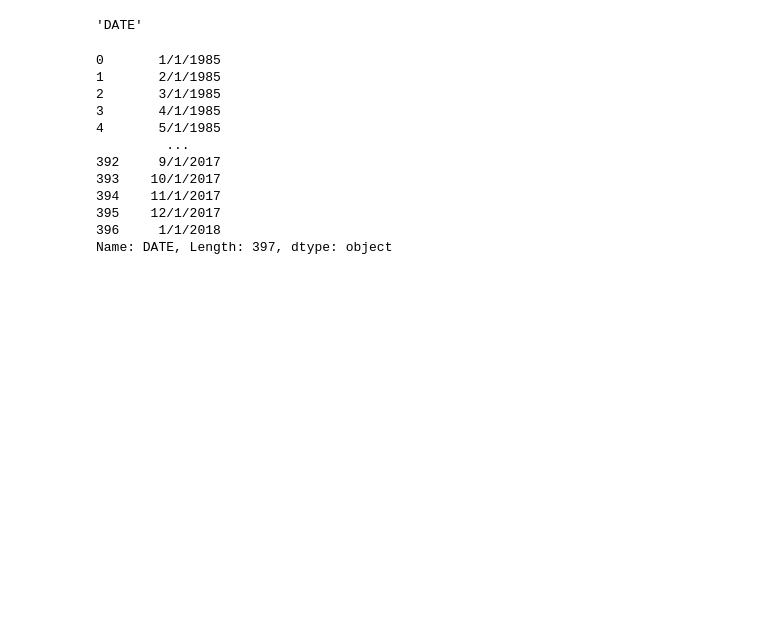
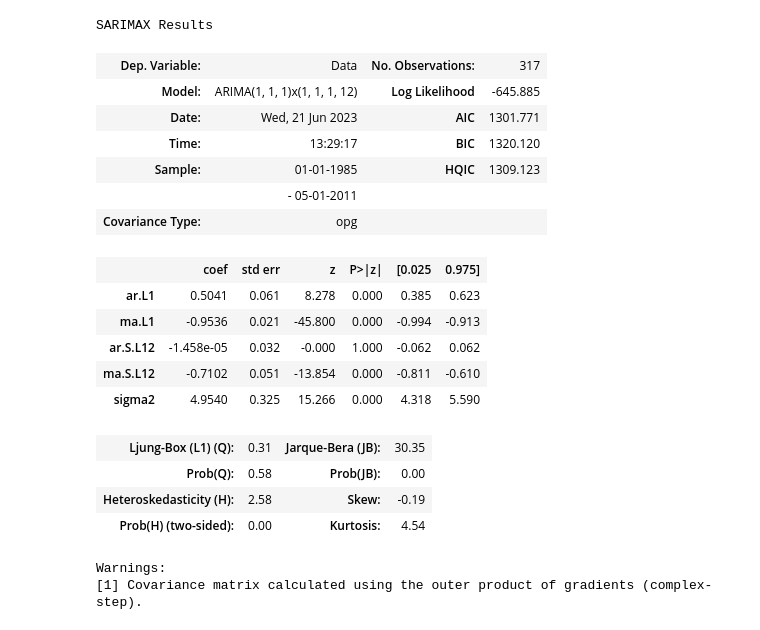
Before and after one commit to duyy1805/DoAn1, a Jupyter notebook: server/core/test2.ipynb, the cells around one changed output. Saved outputs shown, nothing was run; the diff lists cells and outputs as text; code cells hidden in the pictures; blank space fills up the shorter version.

```diff
--- a/server/core/test2.ipynb
+++ b/server/core/test2.ipynb
@@ -20,20 +14,7 @@ ValueError: Pandas data cast to numpy dtype of object. Check input data with np.
-# %%
-timeColumn = "DATE"
-timeColumn
-# %% [output]
-'DATE'
-# %%
-values[timeColumn]
-# %% [output]
-0       1/1/1985
-1       2/1/1985
-2       3/1/1985
-3       4/1/1985
-4       5/1/1985
-         ...
-392     9/1/2017
-393    10/1/2017
-394    11/1/2017
-395    12/1/2017
-396     1/1/2018
-Name: DATE, Length: 397, dtype: object
+# %%
+values['DATE'] = pd.to_datetime(
+    values['DATE'], errors='coerce')
+values = values.rename(columns={'DATE': 'Time'})
+values = values.rename(columns={'IPG2211A2N': 'Data'})
+# %%
+values.set_index('Time', inplace=True)
@@ -39,0 +25,28 @@ Name: DATE, Length: 397, dtype: object
+# %%
+model = ARIMA( train, exog=None, order=(1, 1, 1), seasonal_order=(1, 1, 1, 12),
+              trend=None, enforce_stationarity=False, enforce_invertibility=True,
+              concentrate_scale=False, trend_offset=1, dates=None, freq=None,
+              missing='none', validate_specification=False)
+model_fit = model.fit()
+model_fit.summary()
+# %% [output]
+SARIMAX Results
+| Dep. Variable: | Data | No. Observations: | 317 |
+| Model: | ARIMA(1, 1, 1)x(1, 1, 1, 12) | Log Likelihood | -645.885 |
+| Date: | Wed, 21 Jun 2023 | AIC | 1301.771 |
+| Time: | 13:29:17 | BIC | 1320.120 |
+| Sample: | 01-01-1985 | HQIC | 1309.123 |
+|  | - 05-01-2011 |  |  |
+| Covariance Type: | opg |  |  |
+|  | coef | std err | z | P>|z| | [0.025 | 0.975] |
+| ar.L1 | 0.5041 | 0.061 | 8.278 | 0.000 | 0.385 | 0.623 |
+| ma.L1 | -0.9536 | 0.021 | -45.800 | 0.000 | -0.994 | -0.913 |
+| ar.S.L12 | -1.458e-05 | 0.032 | -0.000 | 1.000 | -0.062 | 0.062 |
+| ma.S.L12 | -0.7102 | 0.051 | -13.854 | 0.000 | -0.811 | -0.610 |
+| sigma2 | 4.9540 | 0.325 | 15.266 | 0.000 | 4.318 | 5.590 |
+| Ljung-Box (L1) (Q): | 0.31 | Jarque-Bera (JB): | 30.35 |
+| Prob(Q): | 0.58 | Prob(JB): | 0.00 |
+| Heteroskedasticity (H): | 2.58 | Skew: | -0.19 |
+| Prob(H) (two-sided): | 0.00 | Kurtosis: | 4.54 |
+Warnings:
+[1] Covariance matrix calculated using the outer product of gradients (complex-step).
```
Also changed, not shown: parts of 7 cells of this notebook, 7 other files.
